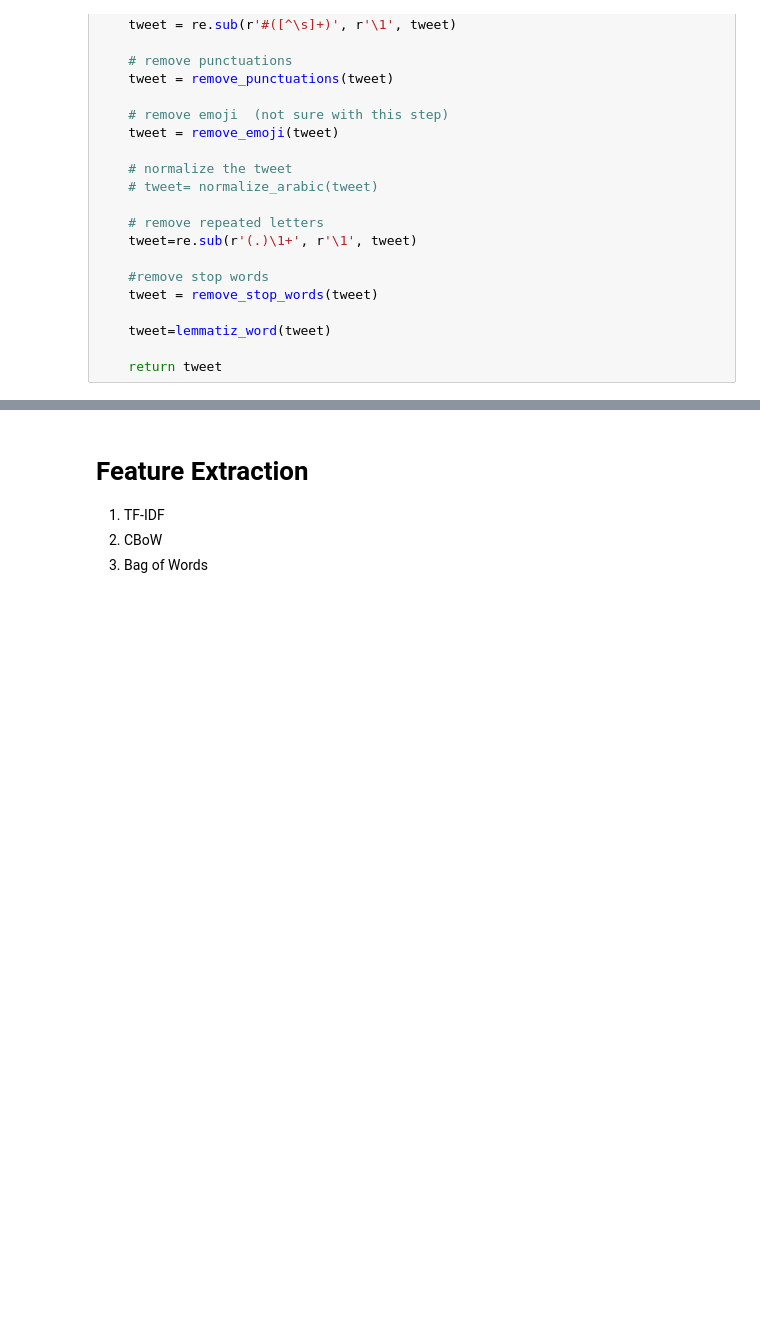
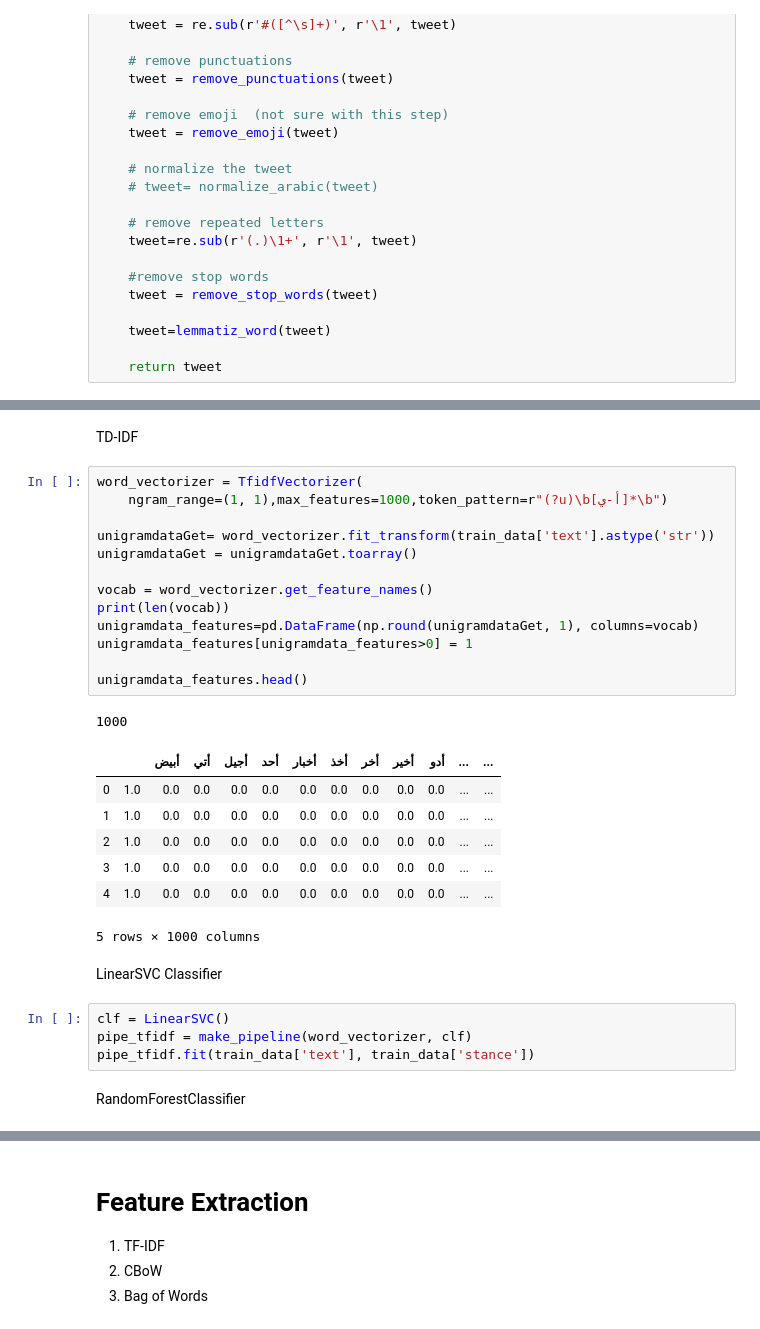
Before and after one commit to nadaelsayed11/Arabic-Tweets-Sentiment-Classification, a Jupyter notebook: features_extraction.ipynb, the cells around one changed output, grey strips where cells are left out. Saved outputs shown, nothing was run; the diff lists cells and outputs as text; blank space fills up the shorter version.

```diff
--- a/features_extraction.ipynb
+++ b/features_extraction.ipynb
@@ -141,0 +134,32 @@ print(train_data["text"][9])
+# %% [markdown]
+TD-IDF
+# %%
+word_vectorizer = TfidfVectorizer(
+    ngram_range=(1, 1),max_features=1000,token_pattern=r"(?u)\b[أ-ي]*\b")
+
+unigramdataGet= word_vectorizer.fit_transform(train_data['text'].astype('str'))
+unigramdataGet = unigramdataGet.toarray()
+
+vocab = word_vectorizer.get_feature_names()
+print(len(vocab))
+unigramdata_features=pd.DataFrame(np.round(unigramdataGet, 1), columns=vocab)
+unigramdata_features[unigramdata_features>0] = 1
+
+unigramdata_features.head()
+# %% [output]
+1000
+|  |  | أبيض | أتي | أجيل | أحد | أخبار | أخذ | أخر | أخير | أدو | ... | ... |
+| 0 | 1.0 | 0.0 | 0.0 | 0.0 | 0.0 | 0.0 | 0.0 | 0.0 | 0.0 | 0.0 | ... | ... |
+| 1 | 1.0 | 0.0 | 0.0 | 0.0 | 0.0 | 0.0 | 0.0 | 0.0 | 0.0 | 0.0 | ... | ... |
+| 2 | 1.0 | 0.0 | 0.0 | 0.0 | 0.0 | 0.0 | 0.0 | 0.0 | 0.0 | 0.0 | ... | ... |
+| 3 | 1.0 | 0.0 | 0.0 | 0.0 | 0.0 | 0.0 | 0.0 | 0.0 | 0.0 | 0.0 | ... | ... |
+| 4 | 1.0 | 0.0 | 0.0 | 0.0 | 0.0 | 0.0 | 0.0 | 0.0 | 0.0 | 0.0 | ... | ... |
+5 rows × 1000 columns
+# %% [markdown]
+LinearSVC Classifier
+# %%
+clf = LinearSVC()
+pipe_tfidf = make_pipeline(word_vectorizer, clf)
+pipe_tfidf.fit(train_data['text'], train_data['stance'])
+# %% [markdown]
+RandomForestClassifier
```
Also changed, not shown: parts of 21 cells of this notebook.
